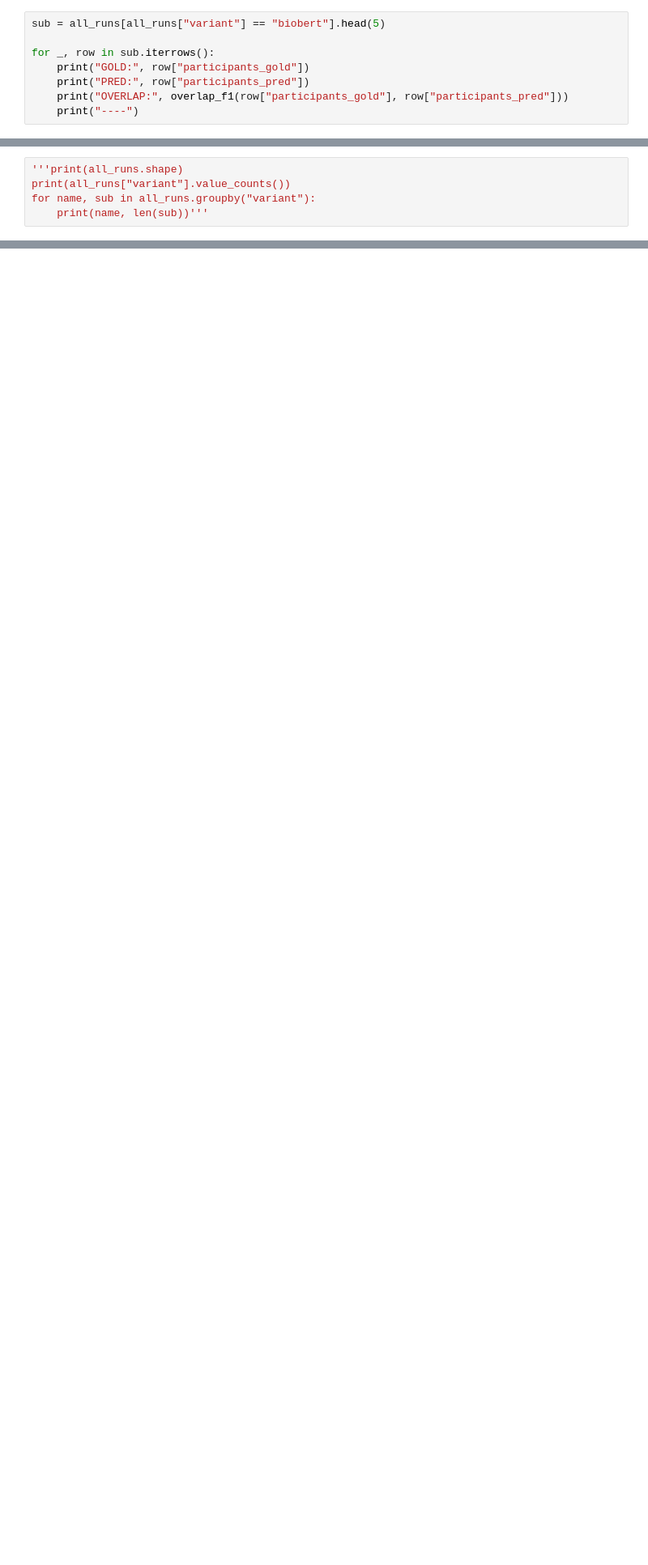
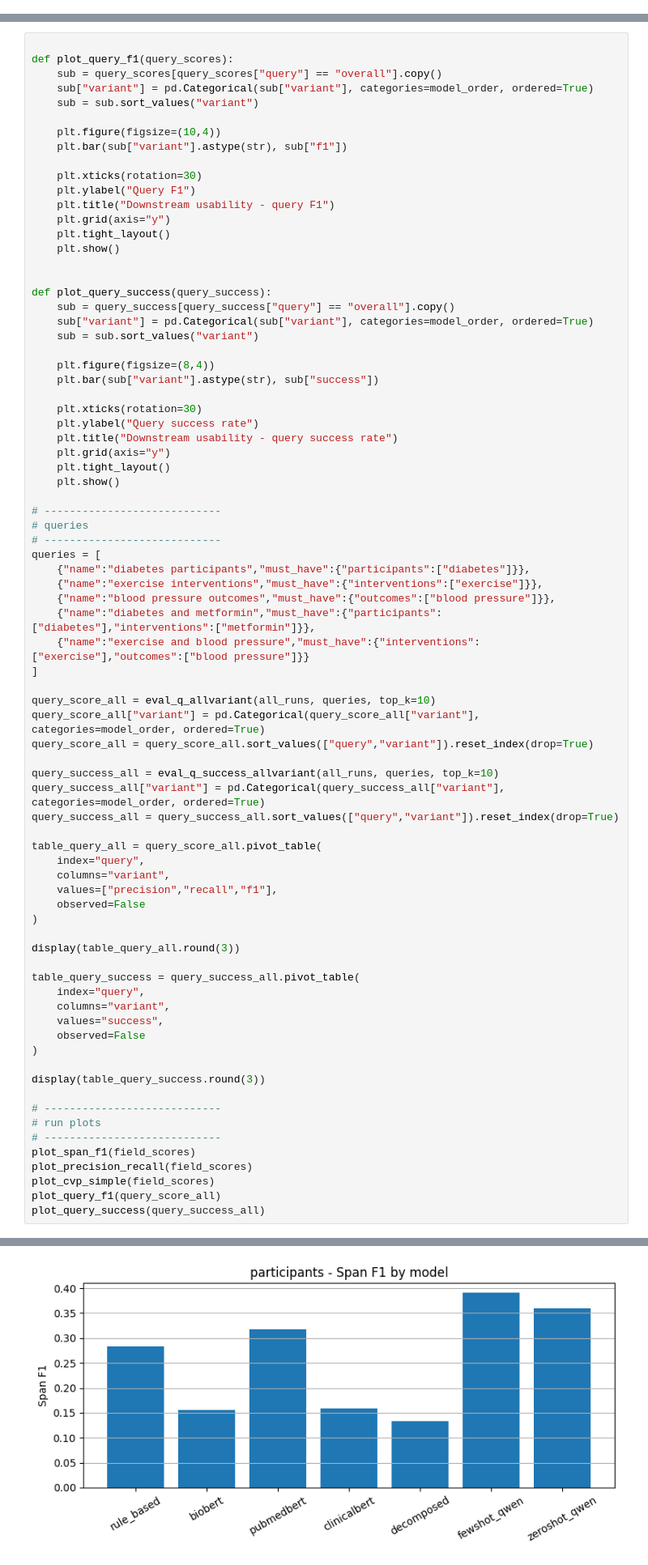
Before and after one commit to SBL-97/AITA-Group37-Task2, a Jupyter notebook: EBM-NLP-master/TASK2-EVALUATION Draft.ipynb, the cells around one changed output, grey strips where cells are left out. Shown at 81% size. Drawn from its saved outputs; the diff is of its cells as text; blank space fills up the shorter version.

Commit message:
Add Graphs and Improve table structure

```diff
--- a/EBM-NLP-master/TASK2-EVALUATION Draft.ipynb
+++ b/EBM-NLP-master/TASK2-EVALUATION Draft.ipynb
@@ -595,8 +661,0 @@ print(query_score_all)
-# %%
-sub = all_runs[all_runs["variant"] == "biobert"].head(5)
-
-for _, row in sub.iterrows():
-    print("GOLD:", row["participants_gold"])
-    print("PRED:", row["participants_pred"])
-    print("OVERLAP:", overlap_f1(row["participants_gold"], row["participants_pred"]))
-    print("----")
@@ -662,5 +661,0 @@ print(query_score_all)
-# %%
-'''print(all_runs.shape)
-print(all_runs["variant"].value_counts())
-for name, sub in all_runs.groupby("variant"):
-    print(name, len(sub))'''
@@ -697,0 +791,79 @@ rule_based 186
+# %%
+
+def plot_query_f1(query_scores):
+    sub = query_scores[query_scores["query"] == "overall"].copy()
+    sub["variant"] = pd.Categorical(sub["variant"], categories=model_order, ordered=True)
+    sub = sub.sort_values("variant")
+
+    plt.figure(figsize=(10,4))
+    plt.bar(sub["variant"].astype(str), sub["f1"])
+
+    plt.xticks(rotation=30)
+    plt.ylabel("Query F1")
+    plt.title("Downstream usability - query F1")
+    plt.grid(axis="y")
+    plt.tight_layout()
+    plt.show()
+
+
+def plot_query_success(query_success):
+    sub = query_success[query_success["query"] == "overall"].copy()
+    sub["variant"] = pd.Categorical(sub["variant"], categories=model_order, ordered=True)
+    sub = sub.sort_values("variant")
+
+    plt.figure(figsize=(8,4))
+    plt.bar(sub["variant"].astype(str), sub["success"])
+
+    plt.xticks(rotation=30)
+    plt.ylabel("Query success rate")
+    plt.title("Downstream usability - query success rate")
+    plt.grid(axis="y")
+    plt.tight_layout()
+    plt.show()
+
+# ----------------------------
+# queries
+# ----------------------------
+queries = [
+    {"name":"diabetes participants","must_have":{"participants":["diabetes"]}},
+    {"name":"exercise interventions","must_have":{"interventions":["exercise"]}},
+    {"name":"blood pressure outcomes","must_have":{"outcomes":["blood pressure"]}},
+    {"name":"diabetes and metformin","must_have":{"participants":["diabetes"],"interventions":["metformin"]}},
+    {"name":"exercise and blood pressure","must_have":{"interventions":["exercise"],"outcomes":["blood pressure"]}}
+]
+
+query_score_all = eval_q_allvariant(all_runs, queries, top_k=10)
+query_score_all["variant"] = pd.Categorical(query_score_all["variant"], categories=model_order, ordered=True)
+query_score_all = query_score_all.sort_values(["query","variant"]).reset_index(drop=True)
+
+query_success_all = eval_q_success_allvariant(all_runs, queries, top_k=10)
+query_success_all["variant"] = pd.Categorical(query_success_all["variant"], categories=model_order, ordered=True)
+query_success_all = query_success_all.sort_values(["query","variant"]).reset_index(drop=True)
+
+table_query_all = query_score_all.pivot_table(
+    index="query",
+    columns="variant",
+    values=["precision","recall","f1"],
+    observed=False
+)
+
+display(table_query_all.round(3))
+
+table_query_success = query_success_all.pivot_table(
+    index="query",
+    columns="variant",
+    values="success",
+    observed=False
+)
+
+display(table_query_success.round(3))
+
+# ----------------------------
+# run plots
+# ----------------------------
+plot_span_f1(field_scores)
+plot_precision_recall(field_scores)
+plot_cvp_simple(field_scores)
+plot_query_f1(query_score_all)
+plot_query_success(query_success_all)
+# %% [output]
@@ -697,0 +888 @@ rule_based 186
+[figure, added]
```
Also changed, not shown: parts of 18 cells of this notebook.
